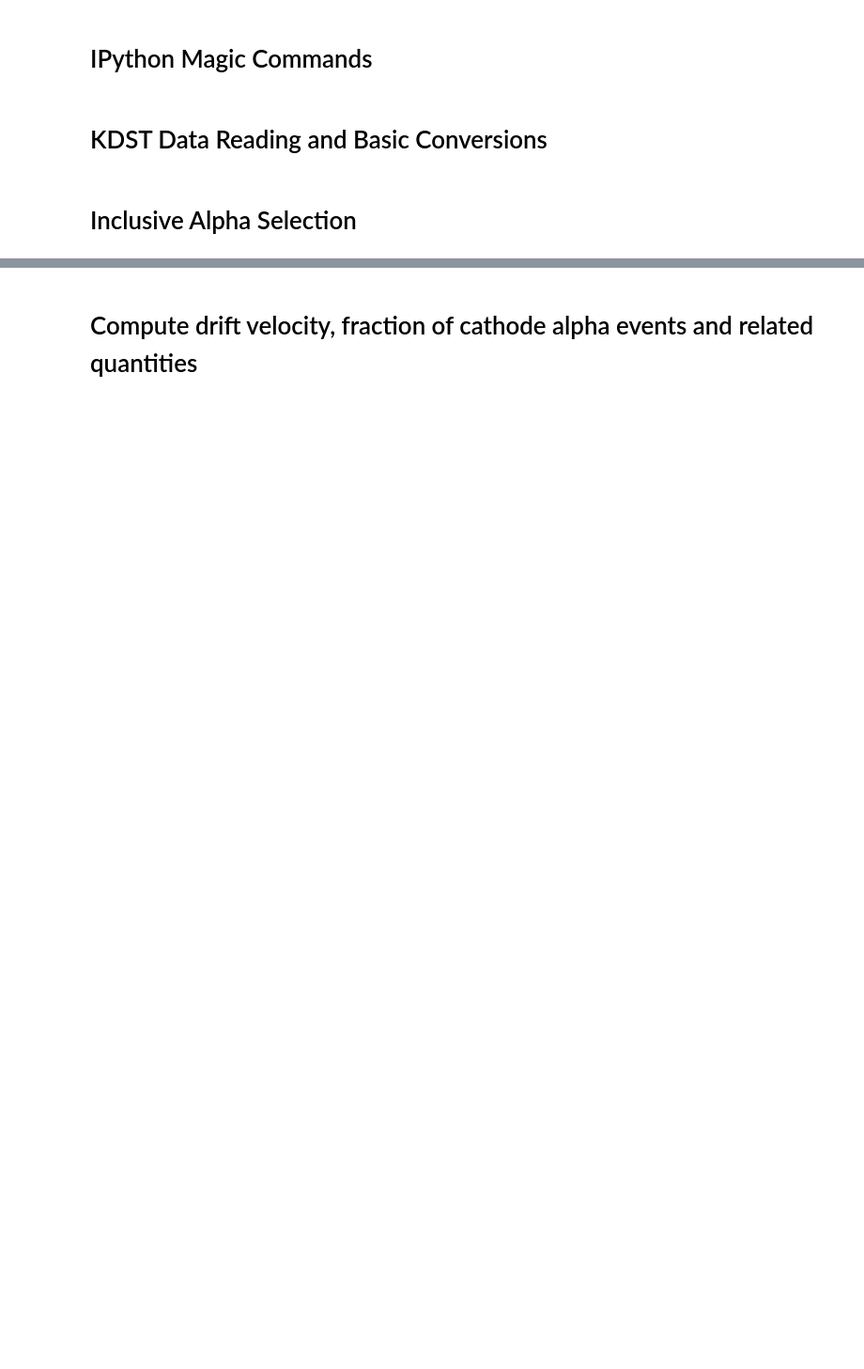
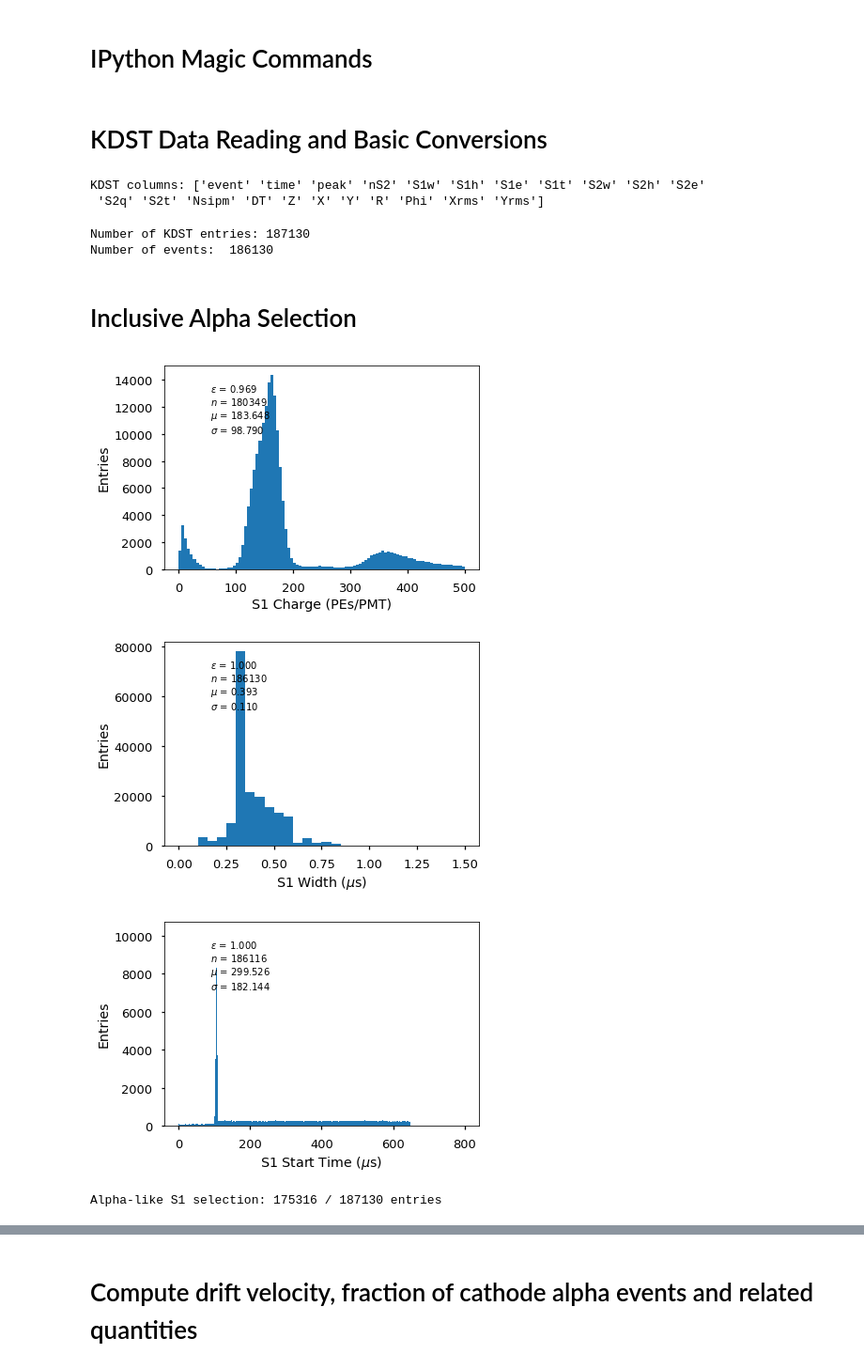
Before and after one commit to msorel/ICARO, a Jupyter notebook: icaro/analysis/AlphaAnalysis/ComputeDriftVelocity.ipynb, the cells around one changed output, grey strips where cells are left out. Shown at 94% size. Drawn from its saved outputs; the diff is of its cells as text; code cells hidden in the pictures; blank space fills up the shorter version.

```diff
--- a/icaro/analysis/AlphaAnalysis/ComputeDriftVelocity.ipynb
+++ b/icaro/analysis/AlphaAnalysis/ComputeDriftVelocity.ipynb
@@ -80,45 +88,58 @@ optStat = True
 # %% [markdown]
 # KDST Data Reading and Basic Conversions
 # %%
-input_folder = "/Users/sorel/next/NEXTNEW/data/analysis/{0}/hdf5/dst/".format(runNumber)
-input_filename = input_folder+"kdst_{0}_icdev_20171017_3_alpha.h5".format(runNumber)
+inputFolder   = "/Users/sorel/next/NEXTNEW/data/analysis/{0}/hdf5/dst/".format(runNumber)
+inputFilename = inputFolder+"kdst_{0}_icdev_20171017_3_alpha.h5".format(runNumber)
 
 
-data = dstf.load_dst(input_filename, "DST", "Events")
+data = dstf.load_dst(inputFilename, "DST", "Events")
 data.S1e = data.S1e/numPMTs # convert to PEs/PMT
 data.S1w = data.S1w/1.e3 # convert to microseconds
 data.S1t = data.S1t/1.e3 # convert to microseconds
-data.S1t = data.S1t - data.S1w/2. # convert to peak start time, assuming symmetric peak
+data.S1t = data.S1t - data.S1w/2 # convert to peak start time, assuming symmetric peak
 
 data.S2e = data.S2e/numPMTs # convert to PEs/PMT
 data.S2w = data.S2w # already microseconds
 data.S2t = data.S2t/1.e3 # convert to microseconds
-data.S2t = data.S2t - data.S2w/2. # convert to peak start time, assuming symmetric peak
+data.S2t = data.S2t - data.S2w/2 # convert to peak start time, assuming symmetric peak
 
 # Print KDST data format
 print('KDST columns:',data.columns.values)
+# %% [output]
+KDST columns: ['event' 'time' 'peak' 'nS2' 'S1w' 'S1h' 'S1e' 'S1t' 'S2w' 'S2h' 'S2e'
+ 'S2q' 'S2t' 'Nsipm' 'DT' 'Z' 'X' 'Y' 'R' 'Phi' 'Xrms' 'Yrms']
 # %%
 # Print KDST entries and events statistics
 events = data.event
-print('Number of KDST entries:',len(events))
-print('Number of events: ',len(events.unique()))
+print('Number of KDST entries:', len(events))
+print('Number of events: ',      len(events.unique()))
+# %% [output]
+Number of KDST entries: 187130
+Number of events:  186130
 # %% [markdown]
 # Inclusive Alpha Selection
 # %%
 # Histograms of S1 charge, time width and start time. One entry per S1. Since only events with single S1s per events are in the KDST, one entry per S1 means one entry per event.
 # Trick: in events with multiple S2s, the S1 information is repeated across multiple KDST entries. Fill the histogram just once for those events by selecting the first S2 peak only.
 selFirstS2 = data.peak == 0
-hst.hist(data[selFirstS2].S1e, 100, (0, 500), stats=optStat, xylabels=('S1 Charge (PEs/PMT)','Entries'));
-hst.hist(data[selFirstS2].S1w, 30,  (0, 1.5), stats=optStat, xylabels=('S1 Width ($\mu$s)','Entries'));
-hst.hist(data[selFirstS2].S1t, 800, (0,800.), stats=optStat, xylabels=('S1 Start Time ($\mu$s)','Entries'));
+hst.hist(data[selFirstS2].S1e, 100, (0, 500.0), stats=optStat, xylabels=('S1 Charge (PEs/PMT)',    'Entries'));
+hst.hist(data[selFirstS2].S1w,  30, (0,   1.5), stats=optStat, xylabels=('S1 Width ($\mu$s)',      'Entries'));
+hst.hist(data[selFirstS2].S1t, 800, (0, 800.0), stats=optStat, xylabels=('S1 Start Time ($\mu$s)', 'Entries'));
 # TODO: superimpose vertical lines showing cut values
+# %% [output]
+[figure, added]
+[figure, added]
+[figure, added]
 # %%
 # Alpha-like S1 selection
-selS1, inputEntries, outputEntries = asf.s1Filter(data,
-                                                  minS1Charge, maxS1Charge,
-                                                  minS1Width, maxS1Width,
-                                                  minS1StartTime, maxS1StartTime)
+selS1, inputEntries, outputEntries = asf.s1Filter(
+    data,
+    minS1Charge,    maxS1Charge,
+    minS1Width,     maxS1Width,
+    minS1StartTime, maxS1StartTime)
 
-print('Alpha-like S1 selection:',outputEntries,'/',inputEntries,'entries')
+print('Alpha-like S1 selection:', outputEntries, '/', inputEntries, 'entries')
+# %% [output]
+Alpha-like S1 selection: 175316 / 187130 entries
 # %%
 # Histograms of S2 charge, time width and start time. One entry per S2. Multiple S2s per event are allowed, hence the number of entries generally exceeds the number of events.
```
Also changed, not shown: parts of 11 cells of this notebook, 1 other file.
